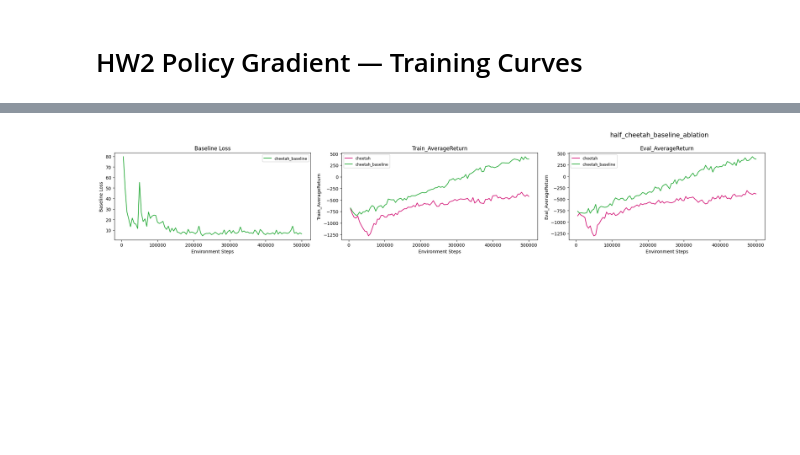
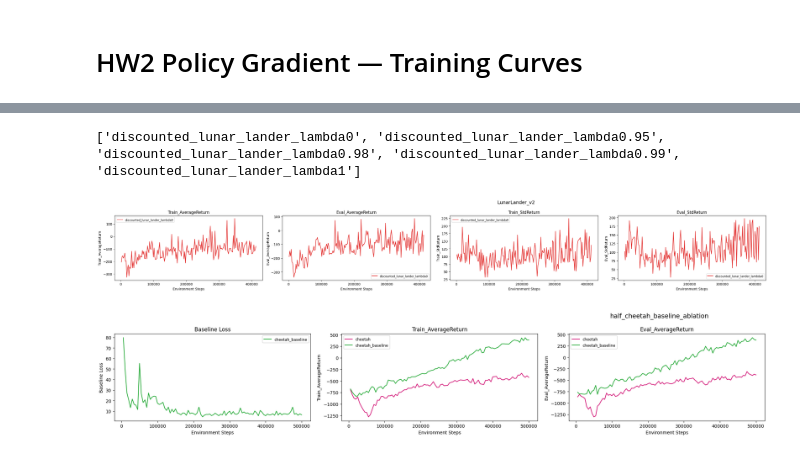
Before and after one commit to jasonkrone/homework_spring2026, a Jupyter notebook: hw2/src/notebooks/make_plots.ipynb, the cells around one changed output, grey strips where cells are left out. Cells and saved outputs as stored; diff of their text form; code cells hidden in the pictures; blank space fills up the shorter version.

```diff
--- a/hw2/src/notebooks/make_plots.ipynb
+++ b/hw2/src/notebooks/make_plots.ipynb
@@ -229,3 +233,28 @@ run_data = download_runs(
+# %%
+def make_lunar_lander_plots():
+    exp_names = [
+        f"discounted_lunar_lander_lambda{l}" for l in [0, 0.95, 0.98, 0.99, 1]
+    ]
+
+    print(exp_names)
+    runs = group_runs(run_data, exp_names)
+
+    metrics = [
+        "Train_AverageReturn",
+        "Eval_AverageReturn",
+        "Train_StdReturn",
+        "Eval_StdReturn",
+    ]
+
+    title = "LunarLander_v2"
+    save_dir = Path("/Users/jasonkrone/Developer/homework_spring2026/writeup/plots/hw2")
+
+    make_plot(runs, title, y_metrics=metrics, save_dir=save_dir)
+# %%
+make_lunar_lander_plots()
+# %% [output]
+['discounted_lunar_lander_lambda0', 'discounted_lunar_lander_lambda0.95', 'discounted_lunar_lander_lambda0.98', 'discounted_lunar_lander_lambda0.99', 'discounted_lunar_lander_lambda1']
+[figure, added]
 # %%
 
 def make_cartpole_plots():
```
Also changed, not shown: parts of 2 cells of this notebook, 12 other files.
